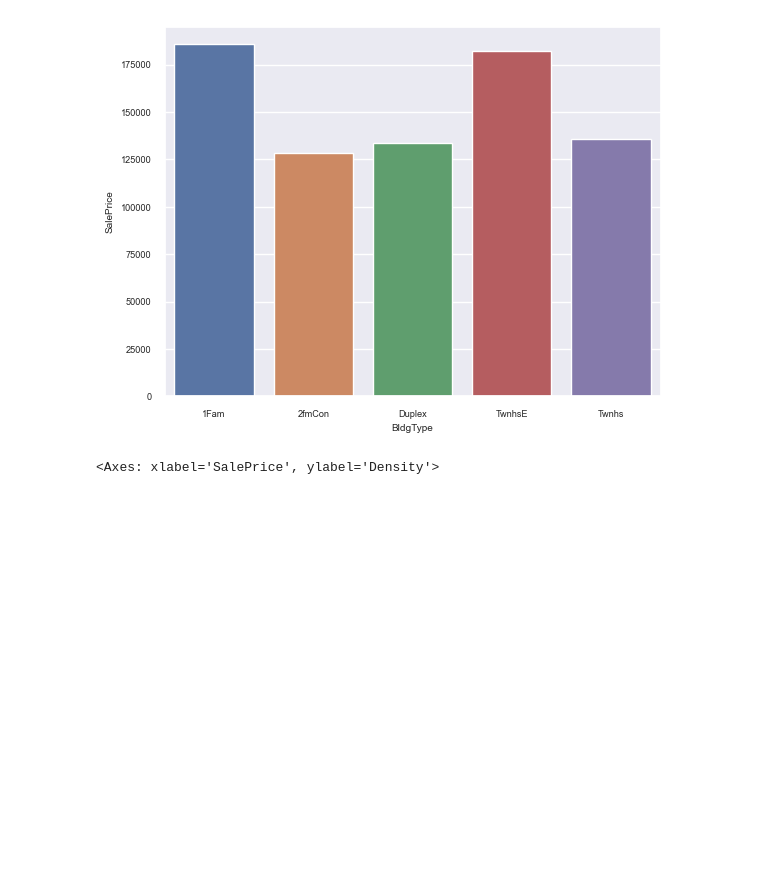
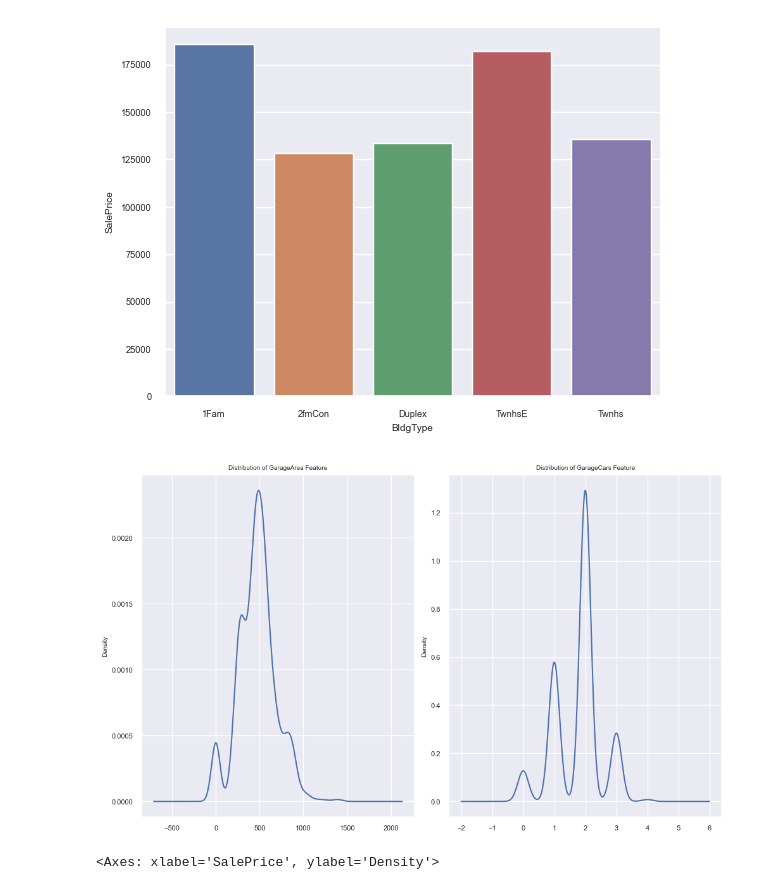
Before and after one commit to FikriAbdillah01/MLportfolio, a Jupyter notebook: House Price Prediction_Advanced Regression/HousePred_train_3rd (EDA and Training).ipynb, the cells around one changed output. Saved outputs shown, nothing was run; the diff lists cells and outputs as text; code cells hidden in the pictures; blank space fills up the shorter version.

```diff
--- a/House Price Prediction_Advanced Regression/HousePred_train_3rd (EDA and Training).ipynb
+++ b/House Price Prediction_Advanced Regression/HousePred_train_3rd (EDA and Training).ipynb
@@ -78,6 +88,15 @@ sns.barplot(data = df_train, x = df_train['BldgType'], y = df_train['SalePrice']
 # %% [output]
 <Axes: xlabel='BldgType', ylabel='SalePrice'>
 [figure]
+# %%
+#Gaussian Distribution of GarageX features
+fig, axs = plt.subplots(1,2, figsize = (10,6))
+
+df_train['GarageArea'].plot(kind = 'density', ax = axs[0], xlabel = 'GarageArea', title = 'Distribution of GarageArea Feature', fontsize = 8)
+df_train['GarageCars'].plot(kind = 'density', ax = axs[1], xlabel = 'GarageCars', title = 'Distribution of GarageCars Feature', fontsize = 8)
+fig.tight_layout()
+# %% [output]
+[figure, added]
 # %%
 #Gaussian Distribution of SalePrice
 from scipy import stats
```
Also changed, not shown: parts of 7 cells of this notebook.
